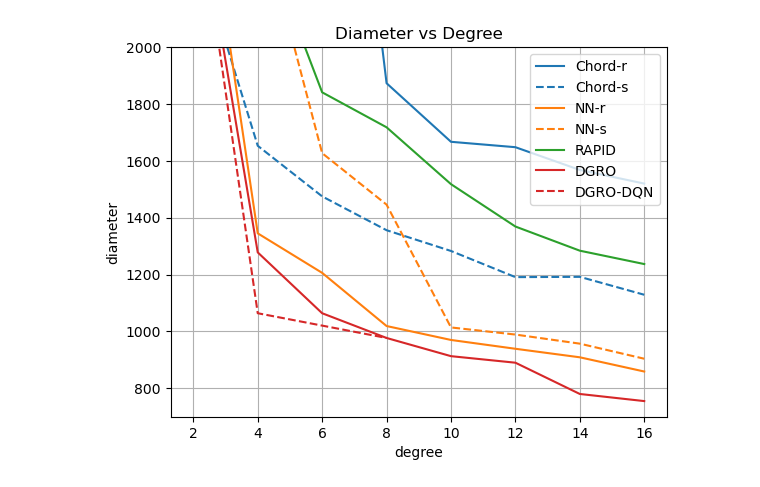
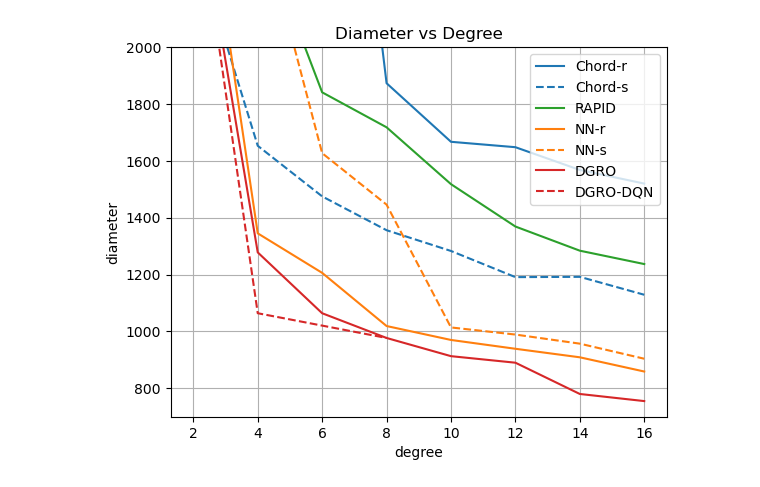
Before and after one commit to shixun404/TetriX, a Jupyter notebook: sc_test/plot.ipynb, the cells around one changed output. Saved outputs shown, nothing was run; the diff lists cells and outputs as text; code cells hidden in the pictures.

```diff
--- a/sc_test/plot.ipynb
+++ b/sc_test/plot.ipynb
@@ -15,0 +17,25 @@ diameter = {
+# %%
+import matplotlib.pyplot as plt
+import seaborn as sns
+import numpy as np
+color = sns.color_palette(n_colors=4)
+i = 0
+# id = [0, 1, 3, 7]
+id = [0, 1, 2, 3, 4, 5, 6, 7]
+color_id = [0, 0, 2, 1, 1,  3, 3, 3]
+degree = np.array(degree)
+linestyle = ['-', '--', '-',  '-', '--', '-', '--', '-']
+for key, value in diameter.items():
+    if key != 'DGRO-DQN':
+        plt.plot(degree[id], np.array(value)[id], label=key, color=color[color_id[i]], linestyle=linestyle[i])
+        i += 1
+plt.plot(degree[[0, 1, 3]], np.array(diameter['DGRO-DQN']), label='DGRO-DQN', linestyle=linestyle[i], color = color[-1])
+plt.xlabel('degree')
+# plt.ylim([700, 4000])
+# plt.ylim([700, 2000])
+plt.ylabel('diameter')
+plt.yscale('log', base=10)
+# plt.xscale('log', base=2)
+plt.title('Diameter vs Degree')
+plt.legend()
+plt.grid()
@@ -16,27 +44,27 @@ diameter = {
 # %%
 import matplotlib.pyplot as plt
 import seaborn as sns
 import numpy as np
 color = sns.color_palette(n_colors=4)
 i = 0
 # id = [0, 1, 3, 7]
 id = [0, 1, 2, 3, 4, 5, 6, 7]
-color_id = [0, 0, 1, 1, 2, 3, 3, 3]
+color_id = [0, 0, 2, 1, 1, 3, 3, 3]
 degree = np.array(degree)
-linestyle = ['-', '--', '-', '--', '-', '-', '--', '-']
+linestyle = ['-', '--', '-', '-', '--',  '-', '--', '-']
 for key, value in diameter.items():
     if key != 'DGRO-DQN':
         plt.plot(degree[id], np.array(value)[id], label=key, color=color[color_id[i]], linestyle=linestyle[i])
         i += 1
 plt.plot(degree[[0, 1, 3]], np.array(diameter['DGRO-DQN']), label='DGRO-DQN', linestyle=linestyle[i], color = color[-1])
 plt.xlabel('degree')
 # plt.ylim([700, 4000])
 plt.ylim([700, 2000])
 plt.ylabel('diameter')
 # plt.yscale('log', base=10)
 # plt.xscale('log', base=2)
 plt.title('Diameter vs Degree')
 plt.legend()
 plt.grid()
 # %% [output]
-[figure, old version]
+[figure, new version]
```
Also changed, not shown: parts of 3 cells of this notebook.
